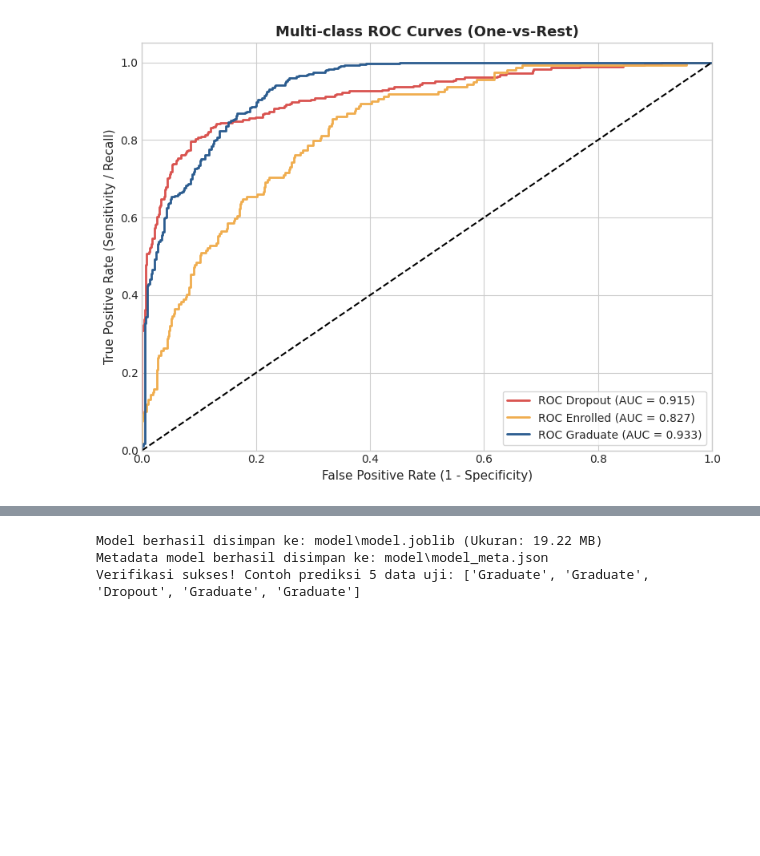
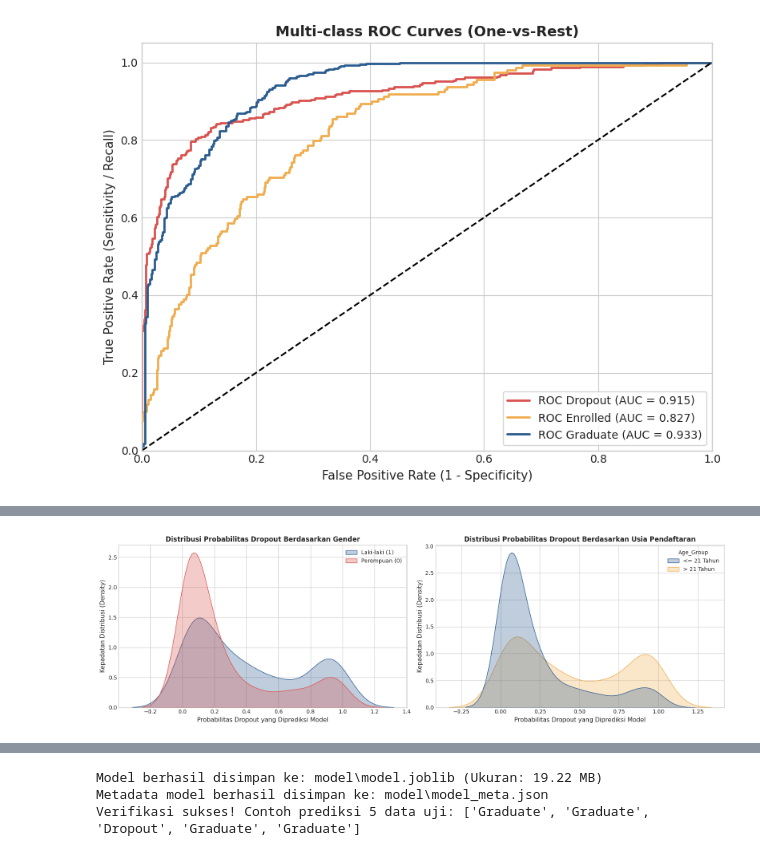
Before and after one commit to dawooodd/Penerapan-Data-Science-2, a Jupyter notebook: notebook.ipynb, the cells around one changed output, grey strips where cells are left out. Saved outputs shown, nothing was run; the diff lists cells and outputs as text; code cells hidden in the pictures; blank space fills up the shorter version.

```diff
--- a/notebook.ipynb
+++ b/notebook.ipynb
@@ -789,0 +876,27 @@ Tabel 15 Fitur Teratas:
+# %%
+# Visualisasi Distribusi Probabilitas Prediksi antar Kelompok Demografis
+fig, axes = plt.subplots(1, 2, figsize=(16, 5))
+
+# 1. Distribusi Probabilitas Dropout Berdasarkan Gender
+sns.kdeplot(
+    data=test_fairness_df, x='Dropout_Probability', hue='Gender', common_norm=False,
+    fill=True, ax=axes[0], palette=['#d9534f', '#2b5c8f'], alpha=0.3
+)
+axes[0].set_title('Distribusi Probabilitas Dropout Berdasarkan Gender', fontsize=12, fontweight='bold')
+axes[0].set_xlabel('Probabilitas Dropout yang Diprediksi Model')
+axes[0].set_ylabel('Kepadatan Distribusi (Density)')
+axes[0].legend(['Laki-laki (1)', 'Perempuan (0)'], loc='upper right')
+
+# 2. Distribusi Probabilitas Dropout Berdasarkan Kelompok Usia
+sns.kdeplot(
+    data=test_fairness_df, x='Dropout_Probability', hue='Age_Group', common_norm=False,
+    fill=True, ax=axes[1], palette=['#2b5c8f', '#f0ad4e'], alpha=0.3
+)
+axes[1].set_title('Distribusi Probabilitas Dropout Berdasarkan Usia Pendaftaran', fontsize=12, fontweight='bold')
+axes[1].set_xlabel('Probabilitas Dropout yang Diprediksi Model')
+axes[1].set_ylabel('Kepadatan Distribusi (Density)')
+
+plt.tight_layout()
+plt.show()
+# %% [output]
+[figure, added]
```
Also changed, not shown: parts of 18 cells of this notebook, 5 other files.
